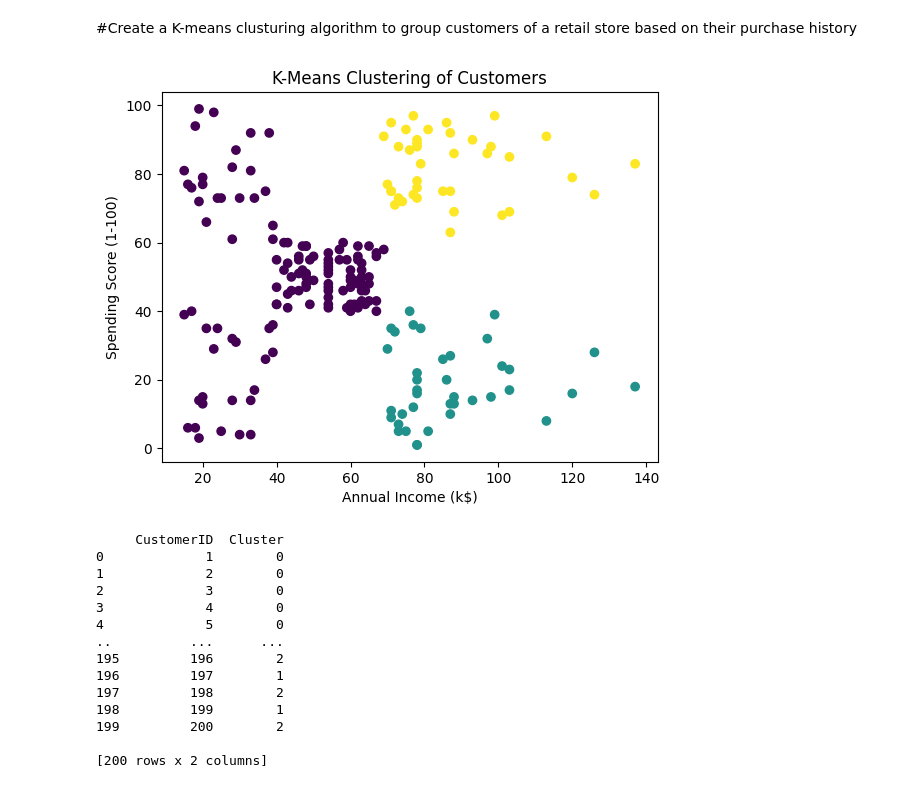
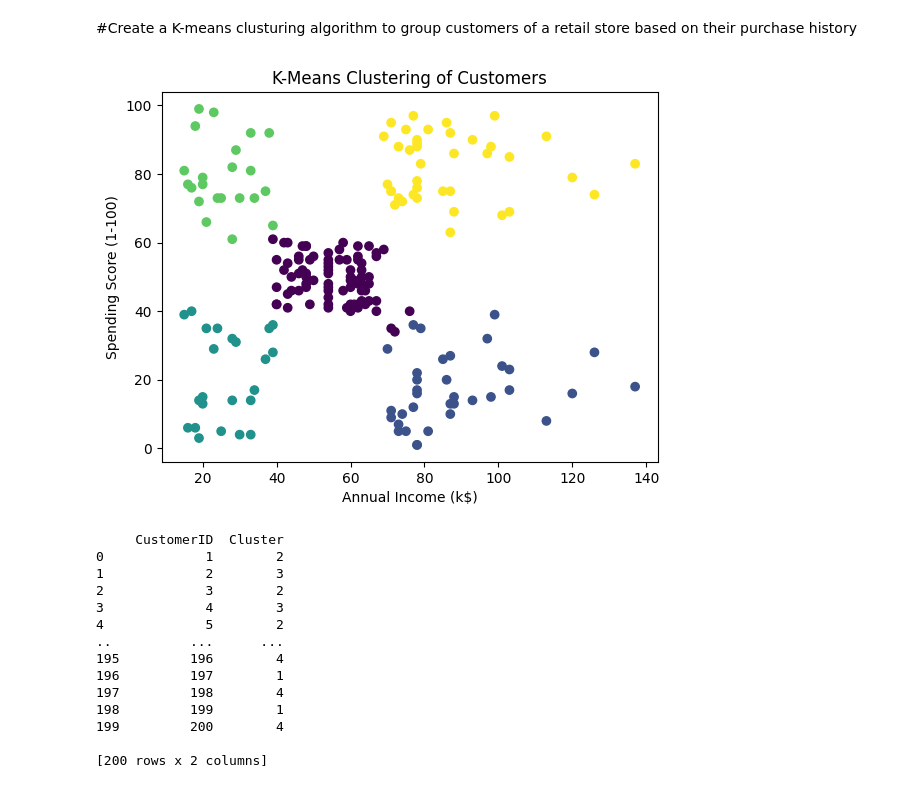
Before and after one commit to PaavaniKohli/PRODIGY_ML_02, a Jupyter notebook: Customers_K_Clustering_Paavani.ipynb, the cells around one changed output. Drawn from its saved outputs; the diff is of its cells as text; code cells hidden in the pictures.

```diff
--- a/Customers_K_Clustering_Paavani.ipynb
+++ b/Customers_K_Clustering_Paavani.ipynb
@@ -3,51 +3,44 @@
 # %% [markdown]
 #Create a  K-means clusturing algorithm to group customers of a retail store based on their purchase history
 # %%
-
 import pandas as pd
 from sklearn.cluster import KMeans
 from sklearn.preprocessing import StandardScaler
 import matplotlib.pyplot as plt
 
 df = pd.read_csv('/content/drive/MyDrive/Mall_Customers.csv')
 
-# Select relevant features for clustering
 features = ['Annual Income (k$)', 'Spending Score (1-100)']
 X = df[features]
 
-# Standardize the features
 scaler = StandardScaler()
 X_scaled = scaler.fit_transform(X)
 
-# Determine the number of clusters (you can use methods like the elbow method for this)
-n_clusters = 3
+n_clusters = 5
 
-# Apply K-Means clustering
 kmeans = KMeans(n_clusters=n_clusters, random_state=42)
 df['Cluster'] = kmeans.fit_predict(X_scaled)
 
-# Visualize the clusters
 plt.scatter(df['Annual Income (k$)'], df['Spending Score (1-100)'], c=df['Cluster'], cmap='viridis')
 plt.xlabel('Annual Income (k$)')
 plt.ylabel('Spending Score (1-100)')
 plt.title('K-Means Clustering of Customers')
 plt.show()
 
-# Display the cluster assignments
 print(df[['CustomerID', 'Cluster']])
 # %% [output]
-[figure, old version]
+[figure, new version]
      CustomerID  Cluster
-0             1        0
-1             2        0
-2             3        0
-3             4        0
-4             5        0
+0             1        2
+1             2        3
+2             3        2
+3             4        3
+4             5        2
 ..          ...      ...
-195         196        2
+195         196        4
 196         197        1
-197         198        2
+197         198        4
 198         199        1
-199         200        2
+199         200        4
 
 [200 rows x 2 columns]
```
